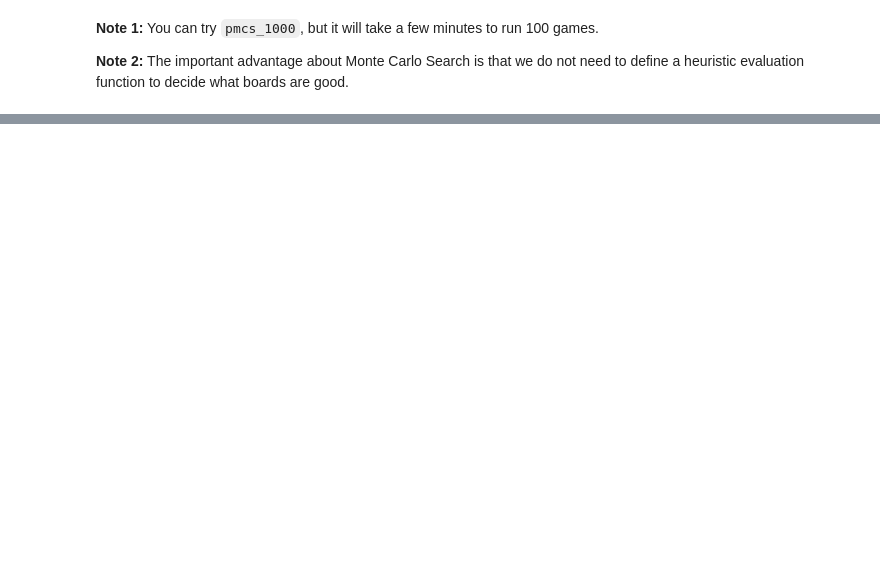
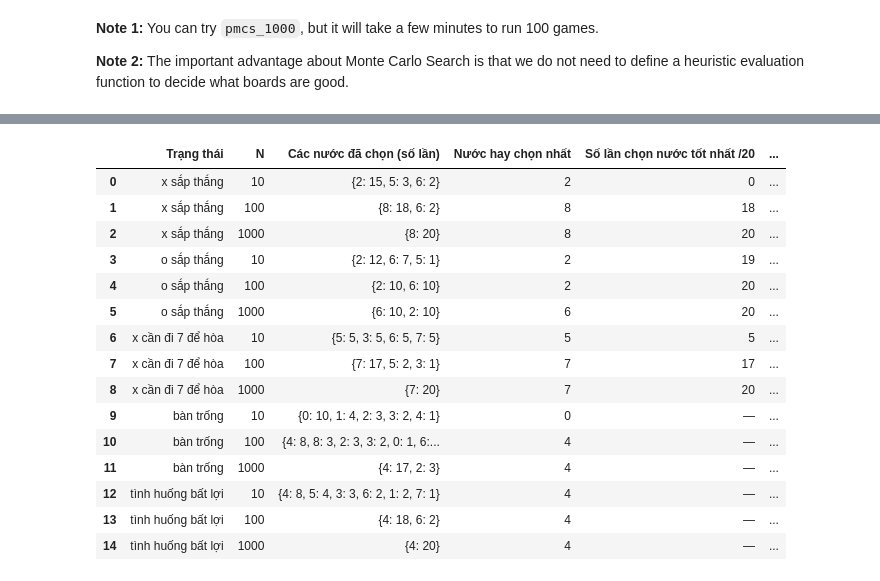
Before and after one commit to Ko4rut/ML-Advance-Group, a Jupyter notebook: lab05 - game/lab05 - game/tictactoe_pure_monte_carlo_search.ipynb, the cells around one changed output, grey strips where cells are left out. Drawn from its saved outputs; the diff is of its cells as text; code cells hidden in the pictures; blank space fills up the shorter version.

Commit message:
Lab05: add Pure Monte Carlo stability, timing and vs-Random tables (Bai 5)
Co-Authored-By: Claude Sonnet 5.5 <noreply@anthropic.com>

```diff
--- a/lab05 - game/lab05 - game/tictactoe_pure_monte_carlo_search.ipynb
+++ b/lab05 - game/lab05 - game/tictactoe_pure_monte_carlo_search.ipynb
@@ -399,0 +553,43 @@ Wall time: 7.68 s
+# %%
+N_LIST = [10, 100, 1000]
+REPEATS = 20
+
+DEBUG = 0
+rows = []
+stability = {}     # (trạng thái, N) -> {nước: số lần}
+for name, board in test_states.items():
+    for N in N_LIST:
+        chosen, total = [], 0.0
+        for r in range(REPEATS):
+            np.random.seed(SEED + r)
+            start = time.perf_counter()
+            chosen.append(pmcs(board, N = N))
+            total += time.perf_counter() - start
+        counts = Counter(chosen)
+        stability[(name, N)] = dict(counts)
+        best = best_moves[name]
+        rows.append({"Trạng thái": name, "N": N,
+                     "Các nước đã chọn (số lần)": str(dict(counts.most_common())),
+                     "Nước hay chọn nhất": counts.most_common(1)[0][0],
+                     "Số lần chọn nước tốt nhất /20": sum(counts[m] for m in best) if best else "—",
+                     "Thời gian TB (ms)": round(1000 * total / REPEATS, 1)})
+
+table_stability = pd.DataFrame(rows)
+display(table_stability)
+# %% [output]
+|  | Trạng thái | N | Các nước đã chọn (số lần) | Nước hay chọn nhất | Số lần chọn nước tốt nhất /20 | ... |
+| 0 | x sắp thắng | 10 | {2: 15, 5: 3, 6: 2} | 2 | 0 | ... |
+| 1 | x sắp thắng | 100 | {8: 18, 6: 2} | 8 | 18 | ... |
+| 2 | x sắp thắng | 1000 | {8: 20} | 8 | 20 | ... |
+| 3 | o sắp thắng | 10 | {2: 12, 6: 7, 5: 1} | 2 | 19 | ... |
+| 4 | o sắp thắng | 100 | {2: 10, 6: 10} | 2 | 20 | ... |
+| 5 | o sắp thắng | 1000 | {6: 10, 2: 10} | 6 | 20 | ... |
+| 6 | x cần đi 7 để hòa | 10 | {5: 5, 3: 5, 6: 5, 7: 5} | 5 | 5 | ... |
+| 7 | x cần đi 7 để hòa | 100 | {7: 17, 5: 2, 3: 1} | 7 | 17 | ... |
+| 8 | x cần đi 7 để hòa | 1000 | {7: 20} | 7 | 20 | ... |
+| 9 | bàn trống | 10 | {0: 10, 1: 4, 2: 3, 3: 2, 4: 1} | 0 | — | ... |
+| 10 | bàn trống | 100 | {4: 8, 8: 3, 2: 3, 3: 2, 0: 1, 6:... | 4 | — | ... |
+| 11 | bàn trống | 1000 | {4: 17, 2: 3} | 4 | — | ... |
+| 12 | tình huống bất lợi | 10 | {4: 8, 5: 4, 3: 3, 6: 2, 1: 2, 7: 1} | 4 | — | ... |
+| 13 | tình huống bất lợi | 100 | {4: 18, 6: 2} | 4 | — | ... |
+| 14 | tình huống bất lợi | 1000 | {4: 20} | 4 | — | ... |
```
Also changed, not shown: parts of 54 cells of this notebook.
